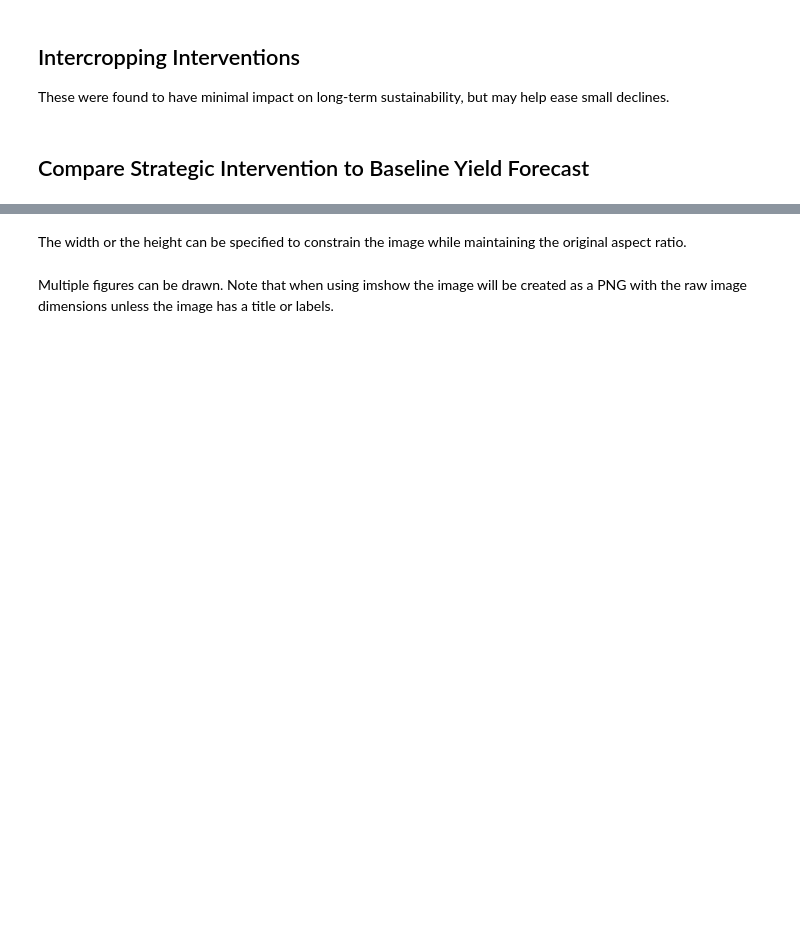
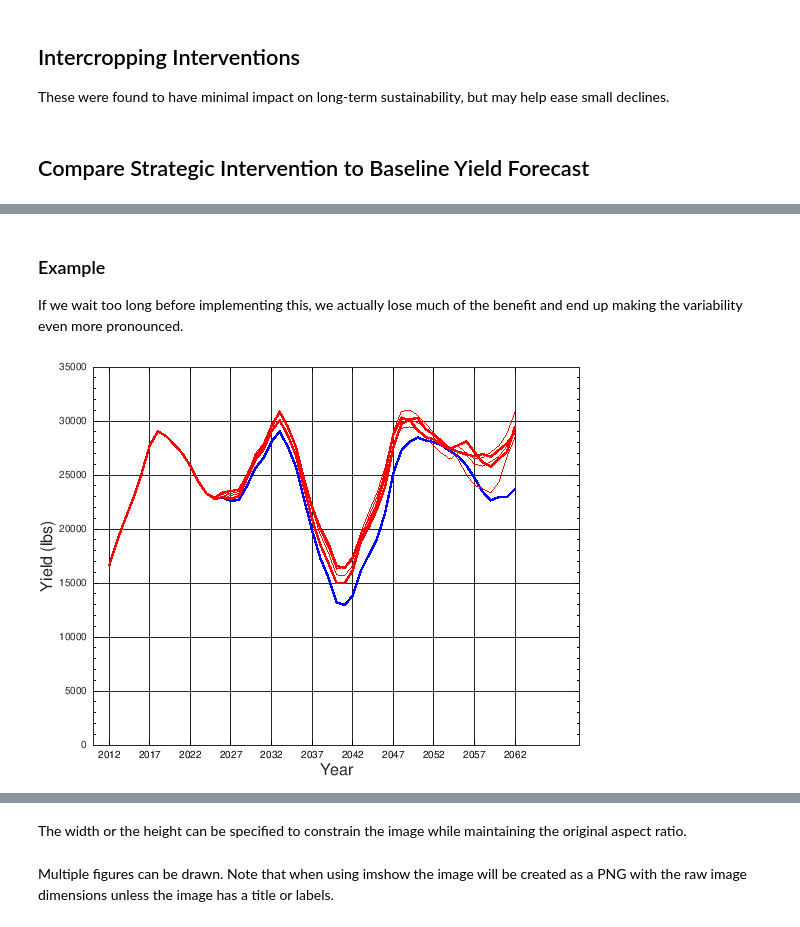
Before and after one commit to mindthegrow/cafelytics, a Jupyter notebook: index.ipynb, the cells around one changed output, grey strips where cells are left out. Saved outputs shown, nothing was run; the diff lists cells and outputs as text; code cells hidden in the pictures; blank space fills up the shorter version.

```diff
--- a/index.ipynb
+++ b/index.ipynb
@@ -31,11 +31,11 @@ These were found to have minimal impact on long-term sustainability, but may hel
 # %%
 % Uncomment following line to intercrop Catuai in declining
 % Catuai fields at specified year
-Intercrop_Catuai=5;
+%Intercrop_Catuai=5;
 
 % Uncomment following line to start intercropping Borbon in
 % declining Catuai fields at specified year
-%Intercrop_Borbon=10;
+Intercrop_Borbon=10;
 # %%
 [Year, Yield] = ProdSimulation(data, num_years, PurchaseYear_Borbon, PurchaseYear_Catuai, Intercrop_Catuai, Intercrop_Borbon);
 # %% [markdown]
@@ -109,0 +53,16 @@ end
+# %%
+% choose a number of times to run simulations
+num_repeats = 5;
+# %% [markdown]
+### Example
+If we wait too long before implementing this, we actually lose much of the benefit and end up making the variability even more pronounced.
+# %%
+Intercrop_Borbon = 10; % how many years until strategy is implemented?
+Yields = [Yield_Orig];
+for i=1:num_repeats
+    [Year, Yield] = ProdSimulation(data, num_years, PurchaseYear_Borbon, PurchaseYear_Catuai, Intercrop_Catuai, Intercrop_Borbon);
+    Yields(:,end+1) = Yield;
+end
+comparativeline(Year, Yields);
+# %% [output]
+[figure, added]
```
Also changed, not shown: parts of 6 cells of this notebook, 2 other files.
